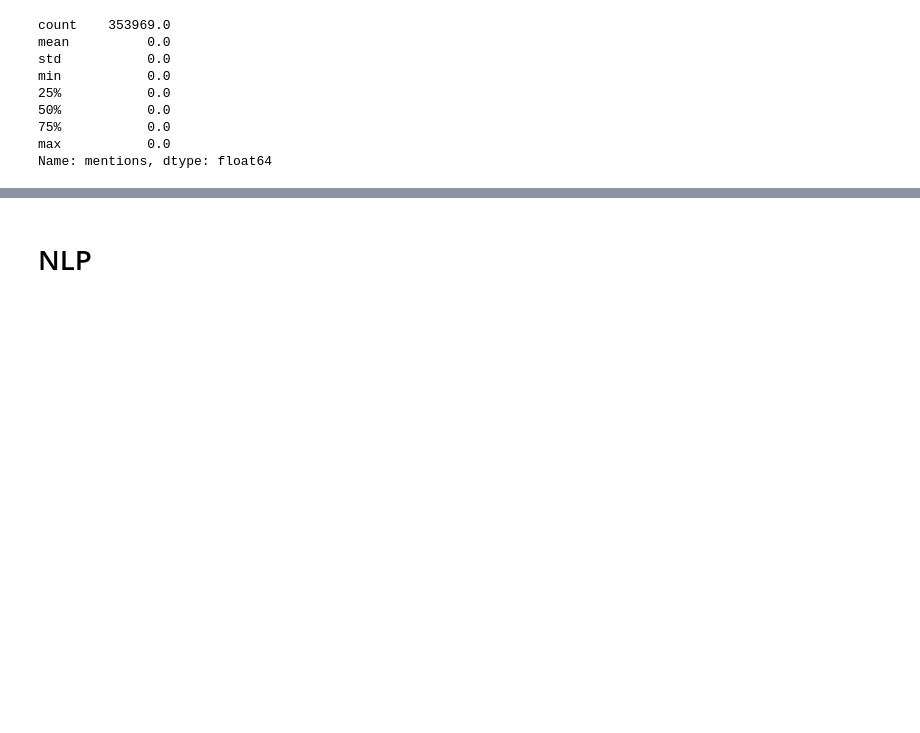
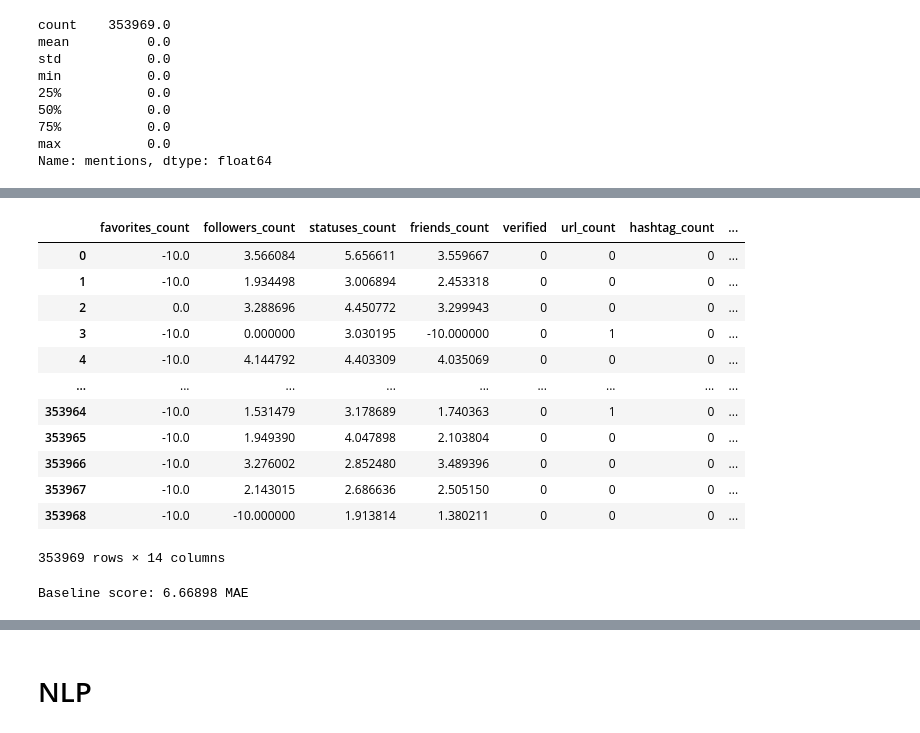
Before and after one commit to caiocj1/retweet-num-prediction, a Jupyter notebook: data_exploration.ipynb, the cells around one changed output, grey strips where cells are left out. Saved outputs shown, nothing was run; the diff lists cells and outputs as text; code cells hidden in the pictures; blank space fills up the shorter version.

```diff
--- a/data_exploration.ipynb
+++ b/data_exploration.ipynb
@@ -179,0 +155,2 @@ plt.show()
+# %%
+new_train_df = train_df_input.drop(['tm_sec', 'tm_isdst'], axis=1)
@@ -179,0 +178,26 @@ plt.show()
+# %%
+new_train_df.favorites_count = np.log10(train_df_input.favorites_count).replace([-np.inf], -10)
+new_train_df.friends_count = np.log10(train_df_input.friends_count).replace([-np.inf], -10)
+new_train_df.followers_count = np.log10(train_df_input.followers_count).replace([-np.inf], -10)
+new_train_df.statuses_count = np.log10(train_df_input.statuses_count).replace([-np.inf], -10)
+# %%
+new_train_df
+# %% [output]
+|  | favorites_count | followers_count | statuses_count | friends_count | verified | url_count | hashtag_count | ... |
+| 0 | -10.0 | 3.566084 | 5.656611 | 3.559667 | 0 | 0 | 0 | ... |
+| 1 | -10.0 | 1.934498 | 3.006894 | 2.453318 | 0 | 0 | 0 | ... |
+| 2 | 0.0 | 3.288696 | 4.450772 | 3.299943 | 0 | 0 | 0 | ... |
+| 3 | -10.0 | 0.000000 | 3.030195 | -10.000000 | 0 | 1 | 0 | ... |
+| 4 | -10.0 | 4.144792 | 4.403309 | 4.035069 | 0 | 0 | 0 | ... |
+| ... | ... | ... | ... | ... | ... | ... | ... | ... |
+| 353964 | -10.0 | 1.531479 | 3.178689 | 1.740363 | 0 | 1 | 0 | ... |
+| 353965 | -10.0 | 1.949390 | 4.047898 | 2.103804 | 0 | 0 | 0 | ... |
+| 353966 | -10.0 | 3.276002 | 2.852480 | 3.489396 | 0 | 0 | 0 | ... |
+| 353967 | -10.0 | 2.143015 | 2.686636 | 2.505150 | 0 | 0 | 0 | ... |
+| 353968 | -10.0 | -10.000000 | 1.913814 | 1.380211 | 0 | 0 | 0 | ... |
+353969 rows × 14 columns
+# %%
+baseline_score = score_dataset(new_train_df.values, train_df['retweets_count'].values)
+print(f'Baseline score: {baseline_score:.5f} MAE')
+# %% [output]
+Baseline score: 6.66898 MAE
```
Also changed, not shown: parts of 34 cells of this notebook, 3 other files.
